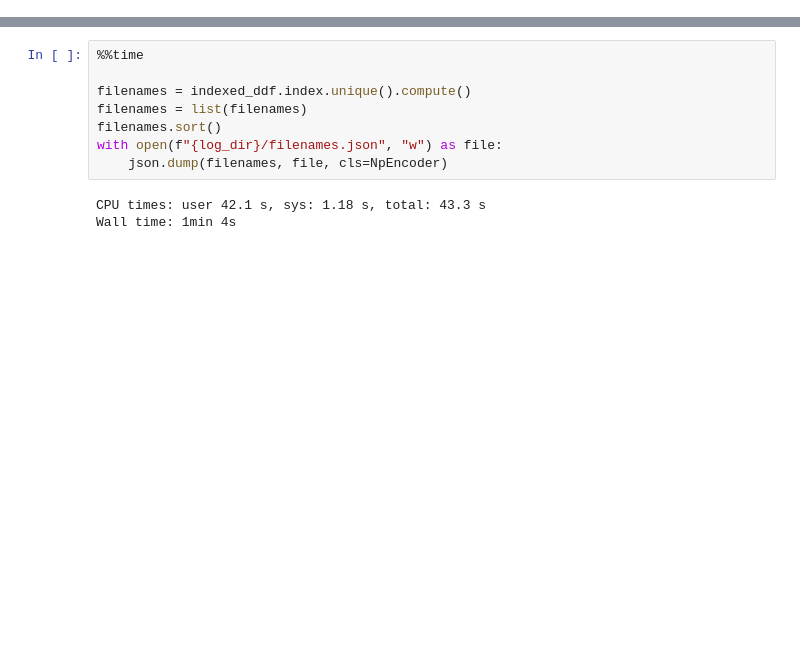
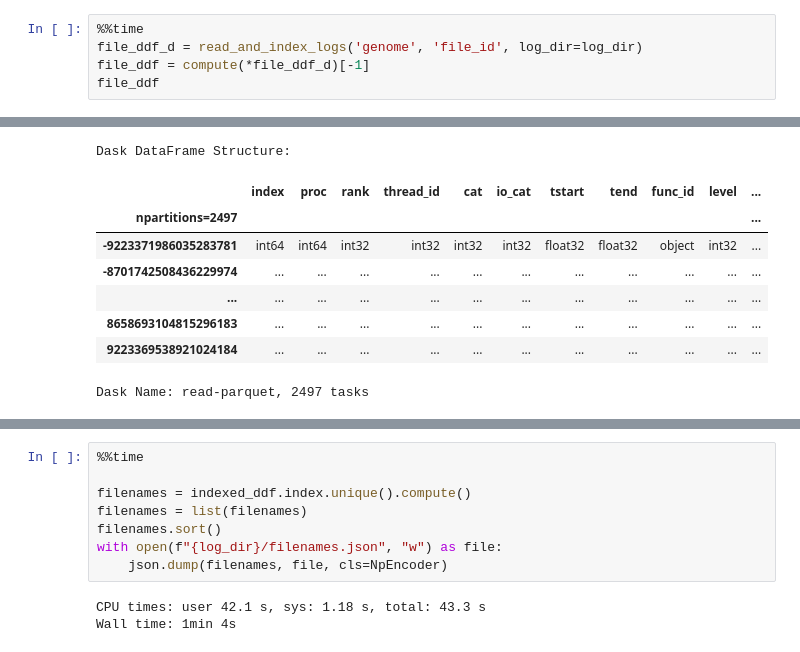
Before and after one commit to izzet/wisio, a Jupyter notebook: notebooks/genome-dask-array.ipynb, the cells around one changed output, grey strips where cells are left out. Drawn from its saved outputs; the diff is of its cells as text; blank space fills up the shorter version.

```diff
--- a/notebooks/genome-dask-array.ipynb
+++ b/notebooks/genome-dask-array.ipynb
@@ -66,0 +223,6 @@ Wall time: 26.4 s
+# %%
+%%time
+file_ddf_d = read_and_index_logs('genome', 'file_id', log_dir=log_dir)
+file_ddf = compute(*file_ddf_d)[-1]
+file_ddf
+# %% [output]
@@ -66,0 +231,9 @@ Wall time: 26.4 s
+Dask DataFrame Structure:
+|  | index | proc | rank | thread_id | cat | io_cat | tstart | tend | func_id | level | ... |
+| npartitions=2497 |  |  |  |  |  |  |  |  |  |  | ... |
+| -9223371986035283781 | int64 | int64 | int32 | int32 | int32 | int32 | float32 | float32 | object | int32 | ... |
+| -8701742508436229974 | ... | ... | ... | ... | ... | ... | ... | ... | ... | ... | ... |
+| ... | ... | ... | ... | ... | ... | ... | ... | ... | ... | ... | ... |
+| 8658693104815296183 | ... | ... | ... | ... | ... | ... | ... | ... | ... | ... | ... |
+| 9223369538921024184 | ... | ... | ... | ... | ... | ... | ... | ... | ... | ... | ... |
+Dask Name: read-parquet, 2497 tasks
```
Also changed, not shown: parts of 34 cells of this notebook, 1 other file.
